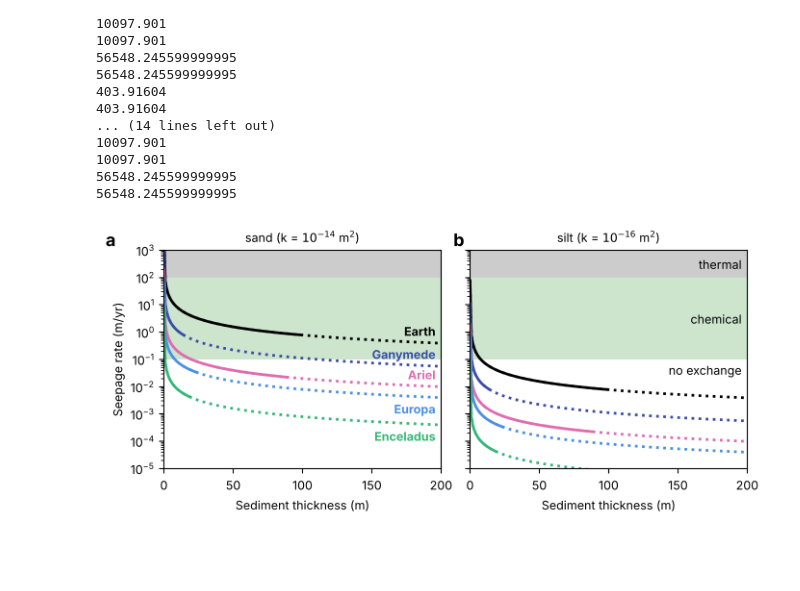
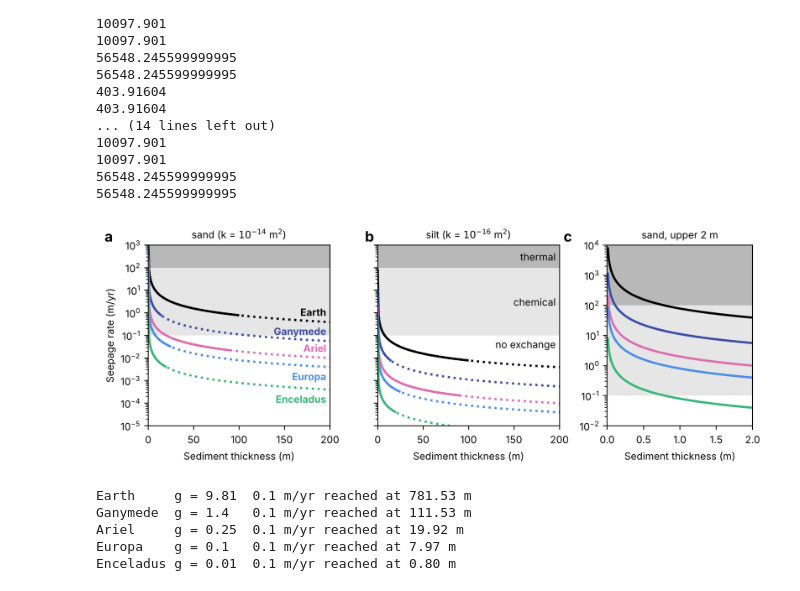
Before and after one commit to tectonic-hydrology/OW_seds, a Jupyter notebook: Figures_for_Randolph_Flagg_et_al_GRL_2025.ipynb, the cells around one changed output. Cells and saved outputs as stored; diff of their text form; code cells hidden in the pictures; blank space fills up the shorter version.

Commit message:
Figure 3: add upper-2-m zoom for sand (panel c); exchange bands in two grays
Panel c evaluates the same seepage expression on a fine grid (the seepage
cells step in 1 m) and prints the thickness at which each body reaches
0.1 m/yr. Thermal and chemical exchange bands are now dark and light gray.

Co-Authored-By: Claude Opus 5.5 <noreply@anthropic.com>
Claude-Session: https://claude.ai/code/session_013DBfh7D7wThAVNByrUnYko

```diff
--- a/Figures_for_Randolph_Flagg_et_al_GRL_2025.ipynb
+++ b/Figures_for_Randolph_Flagg_et_al_GRL_2025.ipynb
@@ -1184,39 +1184,60 @@ Gan_15 = seepage_rate (1000, 100, 1e-15, 1.4, 2e3); Ganmet_15 = seepage_rate (15
 # %%
 # Figure 3: seepage rate through sediment, styled to match Figure 2
 c_gan = '#3B4CA8'; c_ari = '#E06BB0'; c_ear = 'k'             # Ganymede indigo, Ariel pink, Earth black; Europa and Enceladus as in Figure 2
 plt.rcParams.update({'font.size': 9})
-fig, (ax1, ax3) = plt.subplots(1, 2, figsize=(7, 3.2), sharey=True)
+fig = plt.figure(figsize=(8.5, 3.2))
+gs = fig.add_gridspec(1, 3, width_ratios=[1, 1, 0.8])
+ax1 = fig.add_subplot(gs[0]); ax3 = fig.add_subplot(gs[1], sharey=ax1); axz = fig.add_subplot(gs[2])
+plt.setp(ax3.get_yticklabels(), visible=False)
 
-curves = [('Earth',     c_ear, Earth_14,     Earthmet_14,     Earth_16,     Earthmet_16,     True),
-          ('Ganymede',  c_gan, Gan_14,       Ganmet_14,       Gan_16,       Ganmet_16,       True),
-          ('Ariel',     c_ari, Ariel_14,     Arielmet_14,     Ariel_16,     Arielmet_16,     True),
-          ('Europa',    c_eur, Europa_14,    Europamet_14,    Europa_16,    Europamet_16,    False),
-          ('Enceladus', c_enc, Enceladus_14, Enceladusmet_14, Enceladus_16, Enceladusmet_16, False)]
+# name, color, gravity used in the seepage cells above, full and meteoritic-only curves for both permeabilities, label side
+curves = [('Earth',     c_ear, 9.81, Earth_14,     Earthmet_14,     Earth_16,     Earthmet_16,     True),
+          ('Ganymede',  c_gan, 1.4,  Gan_14,       Ganmet_14,       Gan_16,       Ganmet_16,       True),
+          ('Ariel',     c_ari, .25,  Ariel_14,     Arielmet_14,     Ariel_16,     Arielmet_16,     True),
+          ('Europa',    c_eur, .1,   Europa_14,    Europamet_14,    Europa_16,    Europamet_16,    False),
+          ('Enceladus', c_enc, .01,  Enceladus_14, Enceladusmet_14, Enceladus_16, Enceladusmet_16, False)]
 
-for name, c, full14, met14, full16, met16, above in curves:
+# (c) zoom on the upper 2 m for sand: same expression as seepage_rate(), on a fine grid
+# (seepage_rate steps in 1 m, which is too coarse here)
+z_fine = np.linspace(0.01, 2, 400)
+def seepage_fine(z, T_aq, permeability, gravity, circulation_depth):
+    return permeability * density * expansity * (T_aq - T_o) * gravity * circulation_depth / viscosity / z * s_yr
+
+for name, c, g, full14, met14, full16, met16, above in curves:
     for ax, full, met in ((ax1, full14, met14), (ax3, full16, met16)):
         ax.plot(Thickness, full, color=c, linestyle='dotted', linewidth=2)             # other sediment sources
         ax.plot(Thickness[0:len(met)], met, color=c, linewidth=2)                      # meteoritic sediment alone
+    axz.plot(z_fine, seepage_fine(z_fine, 100, 1e-14, g, 2e3), color=c, linewidth=2)  # all within the meteoritic range
     # curves are labeled on the plot instead of in a legend
     y = np.interp(196, Thickness, full14)
     ax1.text(196, y*1.45 if above else y/1.45, name, color=c, weight='bold', ha='right', va='bottom' if above else 'top')
 
-for ax in (ax1, ax3):
-    ax.fill_between(Thickness, 1e2, 1e4, color='k', alpha=.2, linewidth=0)             # thermal exchange
-    ax.fill_between(Thickness, 1e-1, 1e2, color='g', alpha=.2, linewidth=0)            # chemical exchange
-    ax.set_xlim(0, 200); ax.set_xlabel('Sediment thickness (m)')
+for ax, xmax in ((ax1, 200), (ax3, 200), (axz, 2)):
+    ax.fill_between([0, xmax], 1e2, 1e4, color='0.72', linewidth=0, zorder=0)         # thermal exchange (darker gray)
+    ax.fill_between([0, xmax], 1e-1, 1e2, color='0.90', linewidth=0, zorder=0)         # chemical exchange (lighter gray)
+    ax.set_xlim(0, xmax); ax.set_xlabel('Sediment thickness (m)'); ax.set_yscale('log')
 ax3.text(196, 300, 'thermal', ha='right', va='center'); ax3.text(196, 3, 'chemical', ha='right', va='center'); ax3.text(196, 4e-2, 'no exchange', ha='right', va='center')
 
-ax1.set_yscale('log'); ax1.set_ylim(1e-5, 1e3)
+ax1.set_ylim(1e-5, 1e3); axz.set_ylim(1e-2, 1e4)
 ax1.set_ylabel('Seepage rate (m/yr)')
 ax1.set_title('sand (k = $10^{-14}$ m$^2$)', fontsize=9); ax3.set_title('silt (k = $10^{-16}$ m$^2$)', fontsize=9)
+axz.set_title('sand, upper 2 m', fontsize=9)
 
 plt.tight_layout()
-for ax, lab, dx in ((ax1, 'a', -0.21), (ax3, 'b', -0.06)):
+for ax, lab, dx in ((ax1, 'a', -0.24), (ax3, 'b', -0.07), (axz, 'c', -0.3)):
     ax.text(dx, 1.0, lab, transform=ax.transAxes, fontsize=13, weight='bold', va='bottom')
 
 plt.savefig('Figure3_seepage.png', dpi=600)
 plt.savefig('Figure3_seepage.pdf')
 plt.show()
+
+# sediment thickness at which sand seepage falls to 0.1 m/yr (lower edge of the chemical-exchange band)
+for name, c, g, *_ in curves:
+    print('%-9s g = %-5s 0.1 m/yr reached at %.2f m' % (name, g, seepage_fine(1.0, 100, 1e-14, g, 2e3) / 0.1))
 # %% [output]
-[figure, old version]
+[figure, new version]
+Earth     g = 9.81  0.1 m/yr reached at 781.53 m
+Ganymede  g = 1.4   0.1 m/yr reached at 111.53 m
+Ariel     g = 0.25  0.1 m/yr reached at 19.92 m
+Europa    g = 0.1   0.1 m/yr reached at 7.97 m
+Enceladus g = 0.01  0.1 m/yr reached at 0.80 m
```
